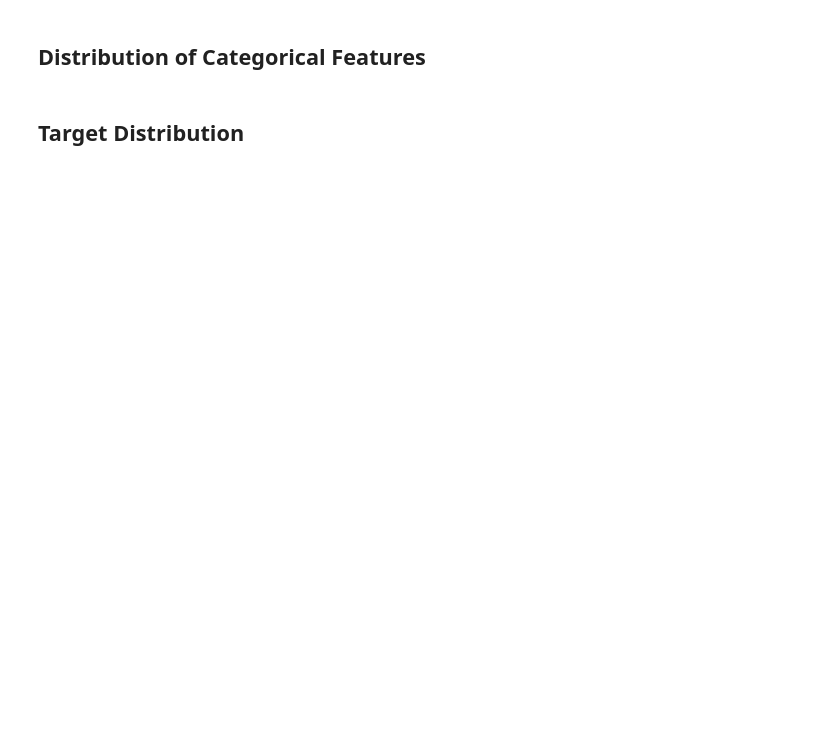
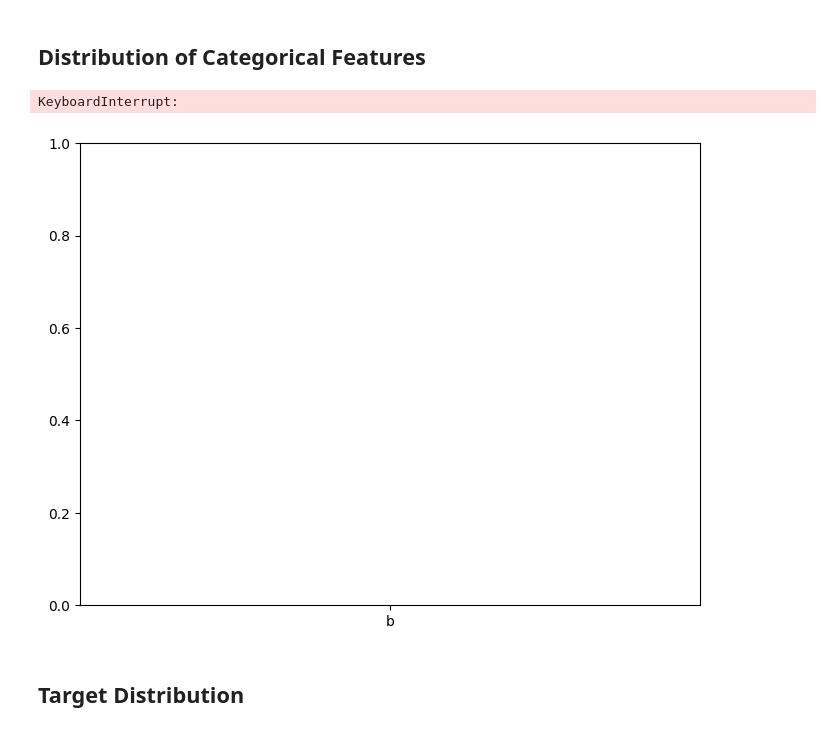
Before and after one commit to guu980-dev/kaggle_mushroom, a Jupyter notebook: workingnb.ipynb, the cells around one changed output. Cells and saved outputs as stored; diff of their text form; code cells hidden in the pictures; blank space fills up the shorter version.

```diff
--- a/workingnb.ipynb
+++ b/workingnb.ipynb
@@ -39,3 +45,0 @@ for column, valid_values in tqdm(cat_dic.items()):
-# %%
-for i in cat_feature:
-    print(train_df[i].value_counts())
@@ -176,15 +179,18 @@ pd.concat([train_df, test_df])[categorical_features].describe(include='O').T
 # %%
 for i, col in enumerate(categorical_features):
     plt.figure(figsize=(8, 6))
 
-    fil_data = train_df[col].value_counts()
-    fil_cat = fil_data[fil_data>=100].index
-    fil_df = train_df[train_df[col].isin(fil_cat)]
+    # fil_data = train_df[col].value_counts()
+    # # fil_cat = fil_data[fil_data>=100].index
+    # fil_df = train_df[train_df[col].isin(fil_cat)]
 
-    sns.countplot(x=col, hue=target, data=fil_df)
+    sns.countplot(x=col, hue=target, data=train_df)
 
     plt.title(f"Count Plot of {col}", size=20)
     plt.show()
+# %% [output]
+KeyboardInterrupt:
+[figure, added]
 # %%
 plt.figure(figsize=(8, 15))
 for i, col in enumerate(numerical_features):
```
Also changed, not shown: parts of 32 cells of this notebook, 1 other file.
